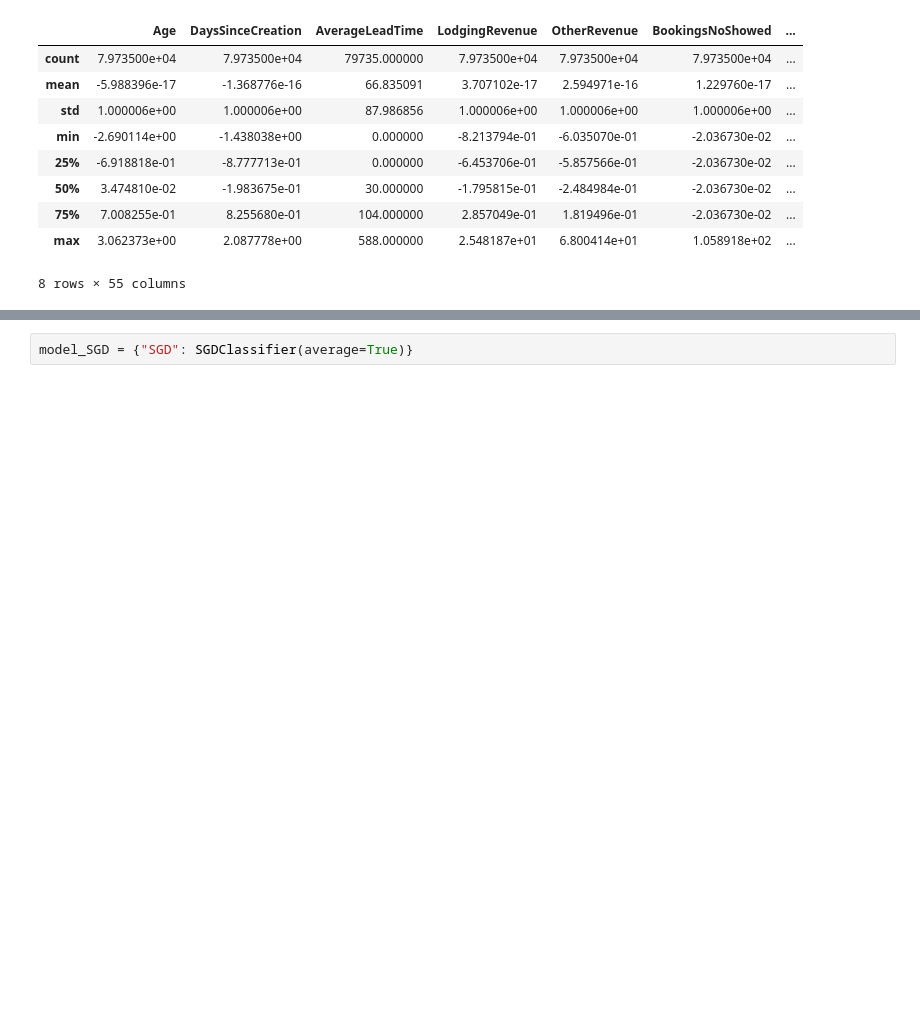
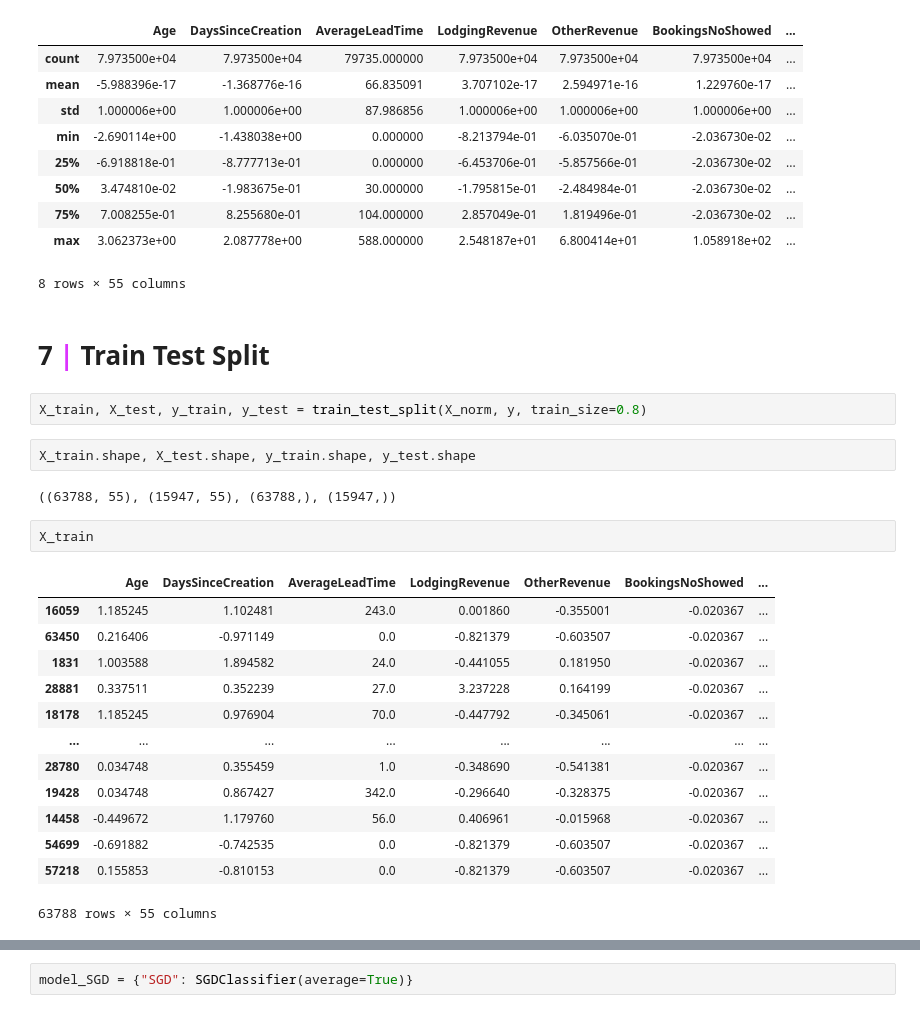
Before and after one commit to iremirezdeganuza72/Cohort_Analysis, a Jupyter notebook: Cohort analysis and segmentation.ipynb, the cells around one changed output, grey strips where cells are left out. Cells and saved outputs as stored; diff of their text form; blank space fills up the shorter version.

```diff
--- a/Cohort analysis and segmentation.ipynb
+++ b/Cohort analysis and segmentation.ipynb
@@ -783,3 +795,27 @@ X_norm.describe()
 | 75% | 7.008255e-01 | 8.255680e-01 | 104.000000 | 2.857049e-01 | 1.819496e-01 | -2.036730e-02 | ... |
 | max | 3.062373e+00 | 2.087778e+00 | 588.000000 | 2.548187e+01 | 6.800414e+01 | 1.058918e+02 | ... |
 8 rows × 55 columns
+# %% [markdown]
+# <b>7 <span style='color:#DC33FF'>|</span> Train Test Split</b>
+# %%
+X_train, X_test, y_train, y_test = train_test_split(X_norm, y, train_size=0.8)
+# %%
+X_train.shape, X_test.shape, y_train.shape, y_test.shape
+# %% [output]
+((63788, 55), (15947, 55), (63788,), (15947,))
+# %%
+X_train
+# %% [output]
+|  | Age | DaysSinceCreation | AverageLeadTime | LodgingRevenue | OtherRevenue | BookingsNoShowed | ... |
+| 16059 | 1.185245 | 1.102481 | 243.0 | 0.001860 | -0.355001 | -0.020367 | ... |
+| 63450 | 0.216406 | -0.971149 | 0.0 | -0.821379 | -0.603507 | -0.020367 | ... |
+| 1831 | 1.003588 | 1.894582 | 24.0 | -0.441055 | 0.181950 | -0.020367 | ... |
+| 28881 | 0.337511 | 0.352239 | 27.0 | 3.237228 | 0.164199 | -0.020367 | ... |
+| 18178 | 1.185245 | 0.976904 | 70.0 | -0.447792 | -0.345061 | -0.020367 | ... |
+| ... | ... | ... | ... | ... | ... | ... | ... |
+| 28780 | 0.034748 | 0.355459 | 1.0 | -0.348690 | -0.541381 | -0.020367 | ... |
+| 19428 | 0.034748 | 0.867427 | 342.0 | -0.296640 | -0.328375 | -0.020367 | ... |
+| 14458 | -0.449672 | 1.179760 | 56.0 | 0.406961 | -0.015968 | -0.020367 | ... |
+| 54699 | -0.691882 | -0.742535 | 0.0 | -0.821379 | -0.603507 | -0.020367 | ... |
+| 57218 | 0.155853 | -0.810153 | 0.0 | -0.821379 | -0.603507 | -0.020367 | ... |
+63788 rows × 55 columns
```
Also changed, not shown: parts of 44 cells of this notebook.
